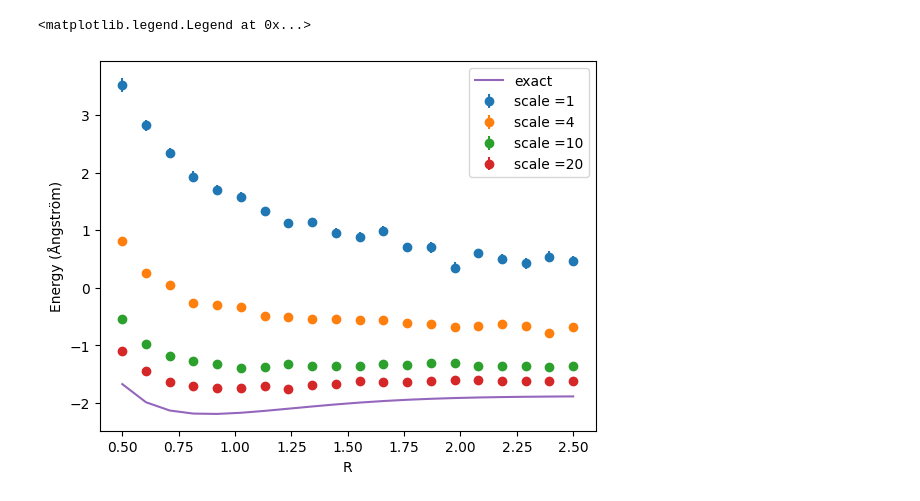
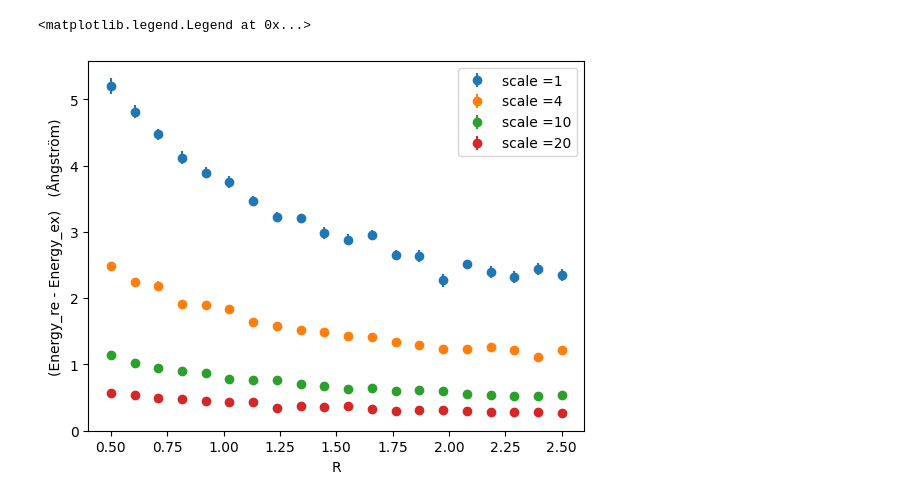
Before and after one commit to PNaldesi/Randomized_Measurements, a Jupyter notebook: H4_bond_dis.ipynb, the cells around one changed output. Saved outputs shown, nothing was run; the diff lists cells and outputs as text; code cells hidden in the pictures.

```diff
--- a/H4_bond_dis.ipynb
+++ b/H4_bond_dis.ipynb
@@ -123,36 +123,36 @@ E_ex  = data1[:,4]
 # %%
-# We plot the first line of the reconstructed one body density matrix
+# We plot the difference between reconstructed and exact energy as a function of the bond distance for the H4 molecule
 
 x  = R
 
-y  = data1[:,5]
+y  = np.abs(data1[:,5]-E_ex)
 dy = data1[:,6]/np.sqrt(data1[:,3])
 
 plt.errorbar(x, y, yerr=dy, marker='o', linestyle='None', label='scale ='+str(vec_scale[0]));
 
-y  = data2[:,5]
+y  = np.abs(data2[:,5]-E_ex)
 dy = data2[:,6]/np.sqrt(data2[:,3])
 
 plt.errorbar(x, y, yerr=dy, marker='o', linestyle='None', label='scale ='+str(vec_scale[1]));
 
-y  = data3[:,5]
+y  = np.abs(data3[:,5]-E_ex)
 dy = data3[:,6]/np.sqrt(data3[:,3])
 
 plt.errorbar(x, y, yerr=dy, marker='o', linestyle='None', label='scale ='+str(vec_scale[2]));
 
-y  = data4[:,5]
+y  = np.abs(data4[:,5]-E_ex)
 dy = data4[:,6]/np.sqrt(data4[:,3])
 
 plt.errorbar(x, y, yerr=dy, marker='o', linestyle='None', label='scale ='+str(vec_scale[3]));
 
 
-real_y = E_ex
-plt.plot(x, real_y, label='exact')
+#real_y = E_ex
+#plt.plot(x, real_y, label='exact')
 
 plt.xlabel("R")
-plt.ylabel("Energy (Ångström)")
+plt.ylabel("(Energy_re - Energy_ex)   (Ångström)")
 
 plt.legend()
 # %% [output]
 <matplotlib.legend.Legend at 0x...>
-[figure, old version]
+[figure, new version]
```
Also changed, not shown: parts of 6 cells of this notebook.
